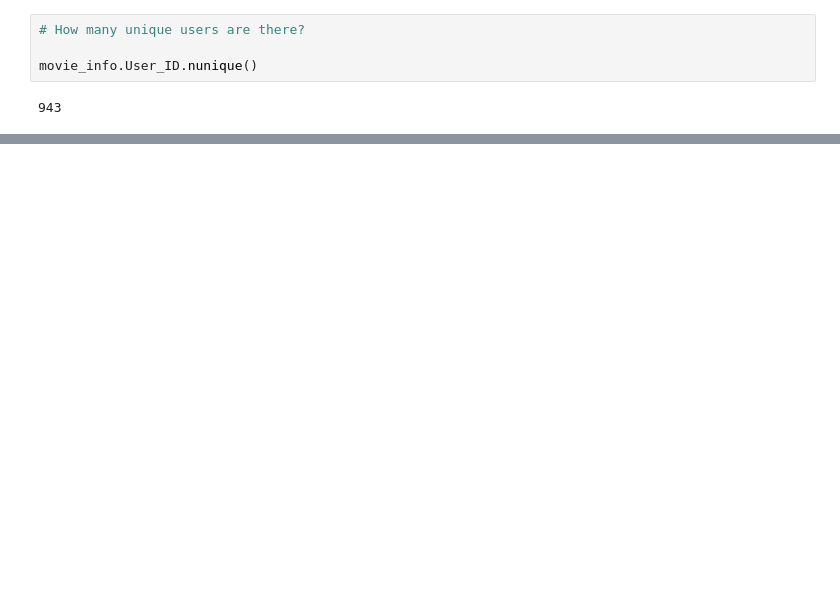
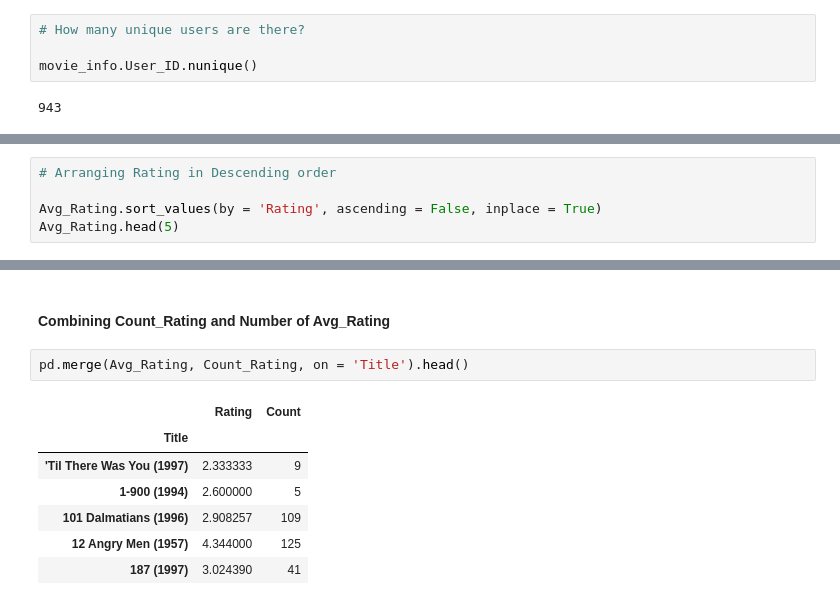
Before and after one commit to ardourApeX/Movie-Recommendation-System, a Jupyter notebook: Movie Recommendation System.ipynb, the cells around one changed output, grey strips where cells are left out. Drawn from its saved outputs; the diff is of its cells as text; blank space fills up the shorter version.

```diff
--- a/Movie Recommendation System.ipynb
+++ b/Movie Recommendation System.ipynb
@@ -100,0 +121,5 @@ Movies.head()
+# %%
+# Arranging Rating in Descending order
+
+Avg_Rating.sort_values(by = 'Rating', ascending = False, inplace = True)
+Avg_Rating.head(5)
@@ -100,0 +184,12 @@ Movies.head()
+# %% [markdown]
+#### Combining Count_Rating and Number of Avg_Rating
+# %%
+pd.merge(Avg_Rating, Count_Rating, on = 'Title').head()
+# %% [output]
+|  | Rating | Count |
+| Title |  |  |
+| 'Til There Was You (1997) | 2.333333 | 9 |
+| 1-900 (1994) | 2.600000 | 5 |
+| 101 Dalmatians (1996) | 2.908257 | 109 |
+| 12 Angry Men (1957) | 4.344000 | 125 |
+| 187 (1997) | 3.024390 | 41 |
```
Also changed, not shown: parts of 26 cells of this notebook.
